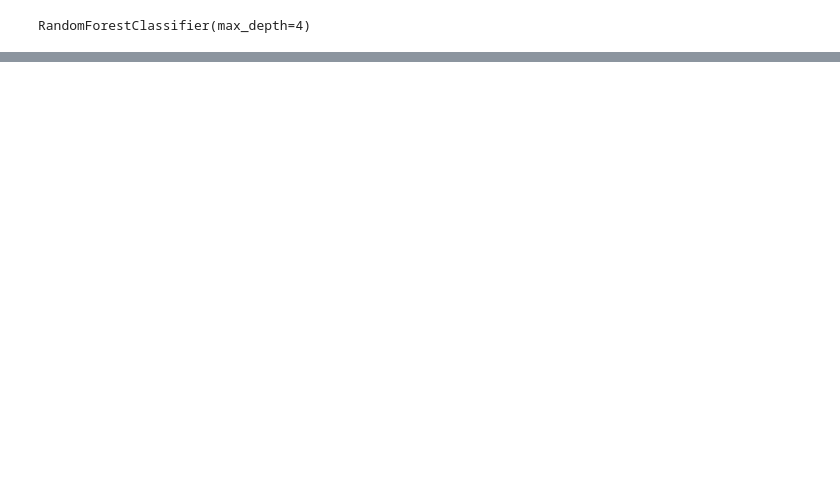
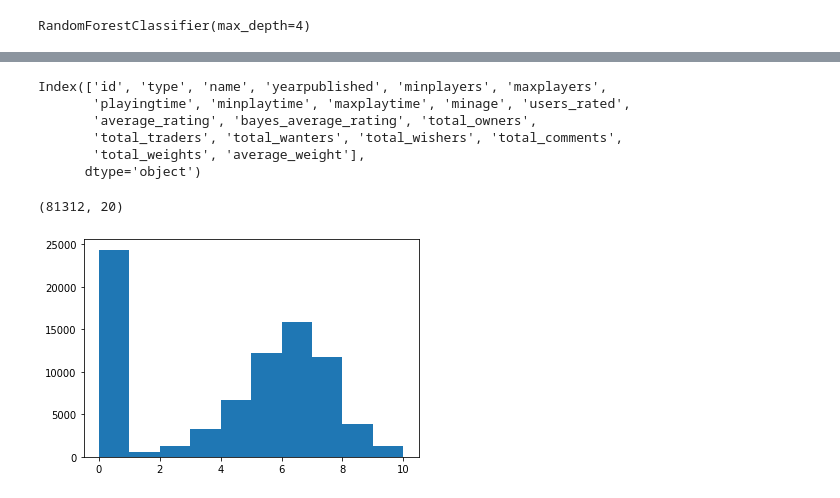
Before and after one commit to michelaap/notebooks, a Jupyter notebook: machine-learning/random_forest.ipynb, the cells around one changed output, grey strips where cells are left out. Saved outputs shown, nothing was run; the diff lists cells and outputs as text; code cells hidden in the pictures; blank space fills up the shorter version.

```diff
--- a/machine-learning/random_forest.ipynb
+++ b/machine-learning/random_forest.ipynb
@@ -227,0 +263,23 @@ petal width (cm) [-0.15821463 -0.21126005  0.36947468]
+# %%
+# Carregando o dataset
+games = pd.read_csv("./data/games.csv")
+# %%
+# Imprimindo o nome das colunas
+print(games.columns)
+# %% [output]
+Index(['id', 'type', 'name', 'yearpublished', 'minplayers', 'maxplayers',
+       'playingtime', 'minplaytime', 'maxplaytime', 'minage', 'users_rated',
+       'average_rating', 'bayes_average_rating', 'total_owners',
+       'total_traders', 'total_wanters', 'total_wishers', 'total_comments',
+       'total_weights', 'average_weight'],
+      dtype='object')
+# %%
+print(games.shape)
+# %% [output]
+(81312, 20)
+# %%
+# Histograma com a média de avaliações
+plt.hist(games["average_rating"])
+plt.show()
+# %% [output]
+[figure, added]
```
Also changed, not shown: parts of 31 cells of this notebook, 2 other files.
